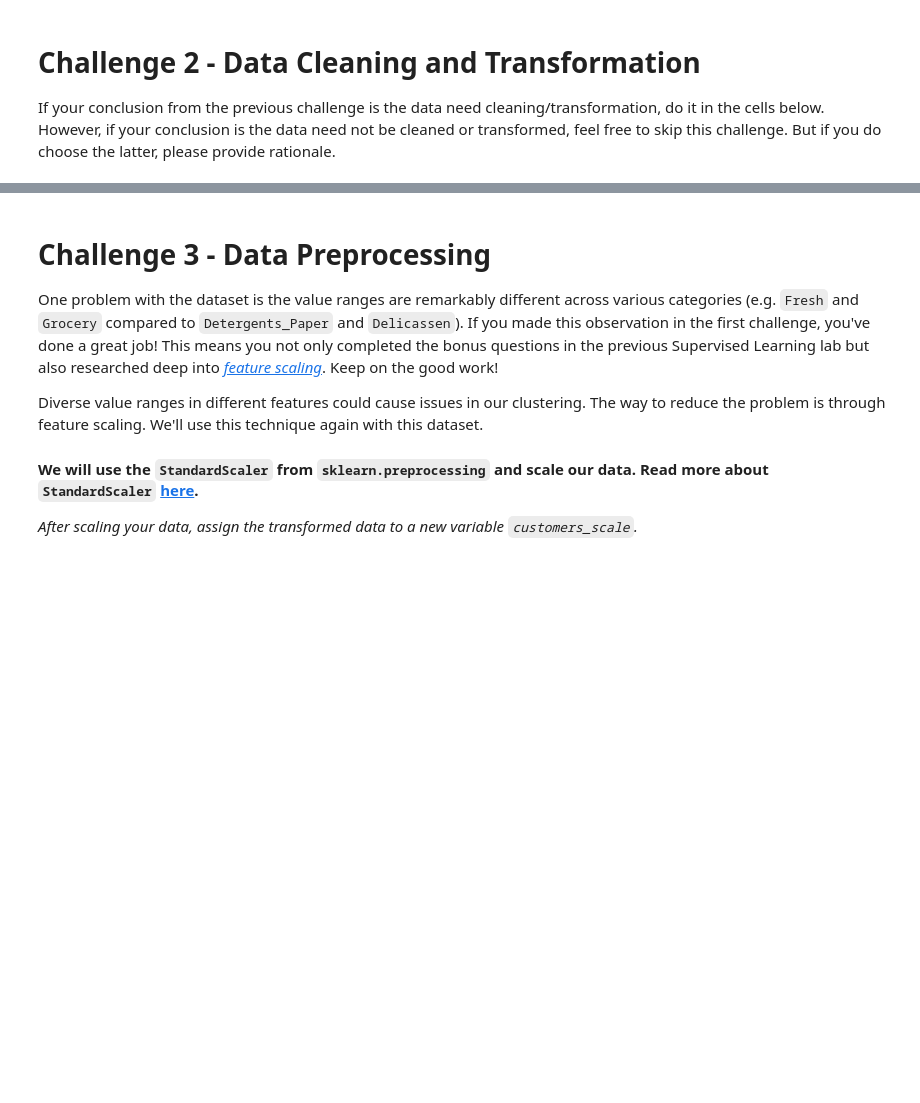
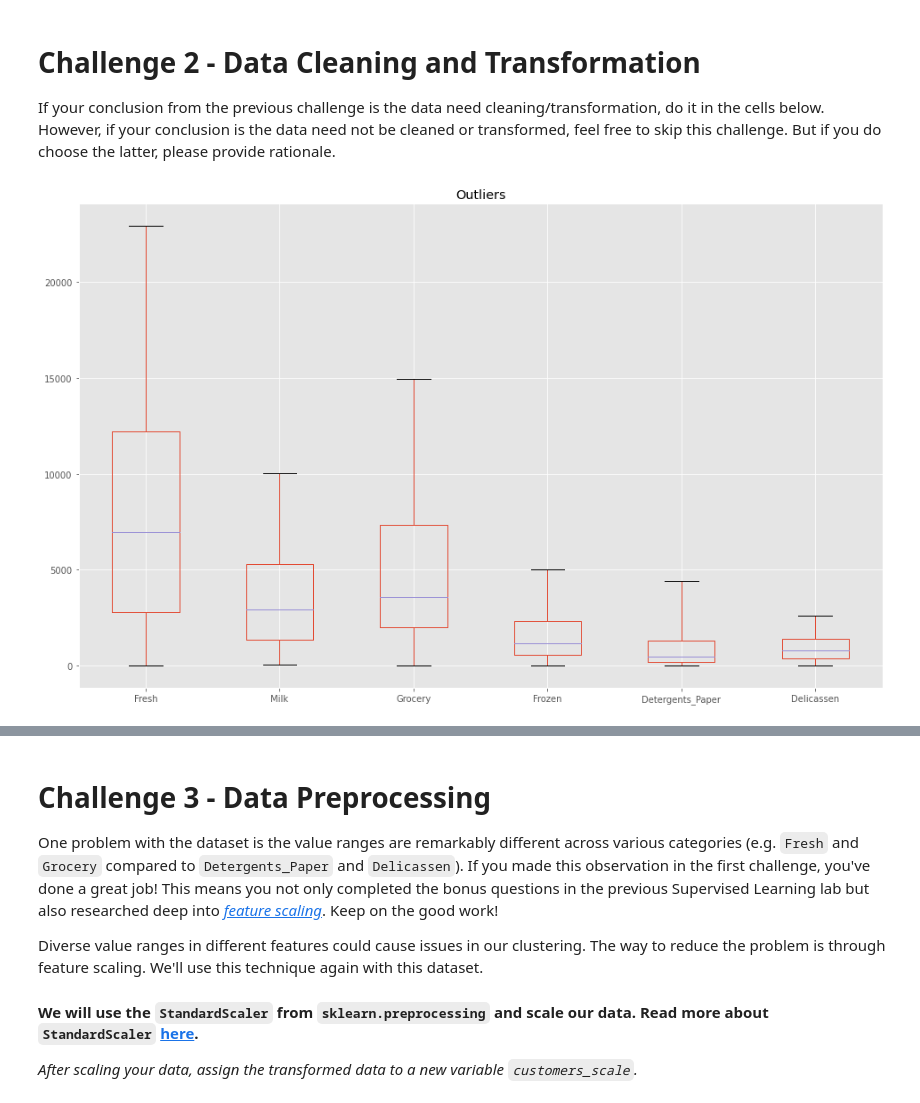
Before and after one commit to ta-data-mexpt/lab-unsupervised-learning, a Jupyter notebook: main/main.ipynb, the cells around one changed output, grey strips where cells are left out. Drawn from its saved outputs; the diff is of its cells as text; code cells hidden in the pictures; blank space fills up the shorter version.

```diff
--- a/main/main.ipynb
+++ b/main/main.ipynb
@@ -111,0 +108,15 @@ If your conclusion from the previous challenge is the data need cleaning/transfo
+# %%
+Q1=customers.iloc[:,2:].quantile(0.25)
+Q3=customers.iloc[:,2:].quantile(0.75)
+IQR=Q3-Q1
+top=IQR+3*Q1
+bottom=IQR-3*Q3
+# %%
+for i in customers.iloc[:,2:].columns:
+  customers.loc[(customers[i]>top[i]) | (customers[i]<bottom[i]), i] = np.nan
+# %%
+plt.figure(figsize=(10*1.618,10))
+plt.title("Outliers")
+customers.iloc[:,2:].boxplot(whis=3);
+# %% [output]
+[figure, added]
```
Also changed, not shown: parts of 16 cells of this notebook.
